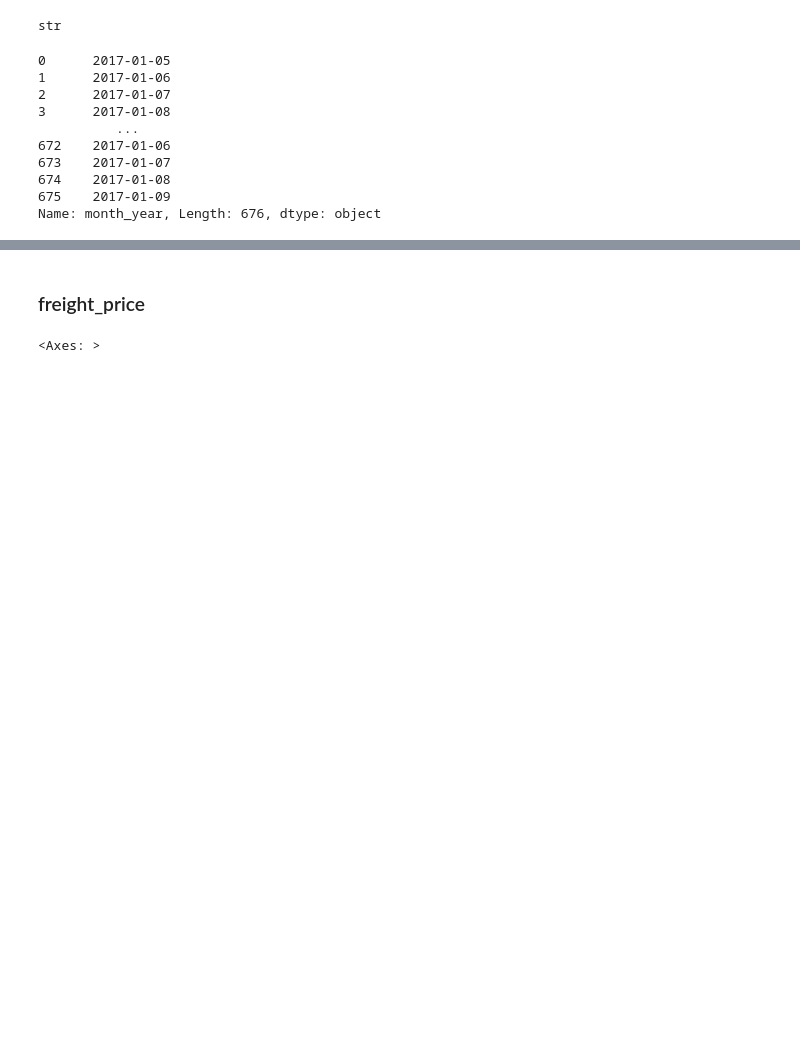
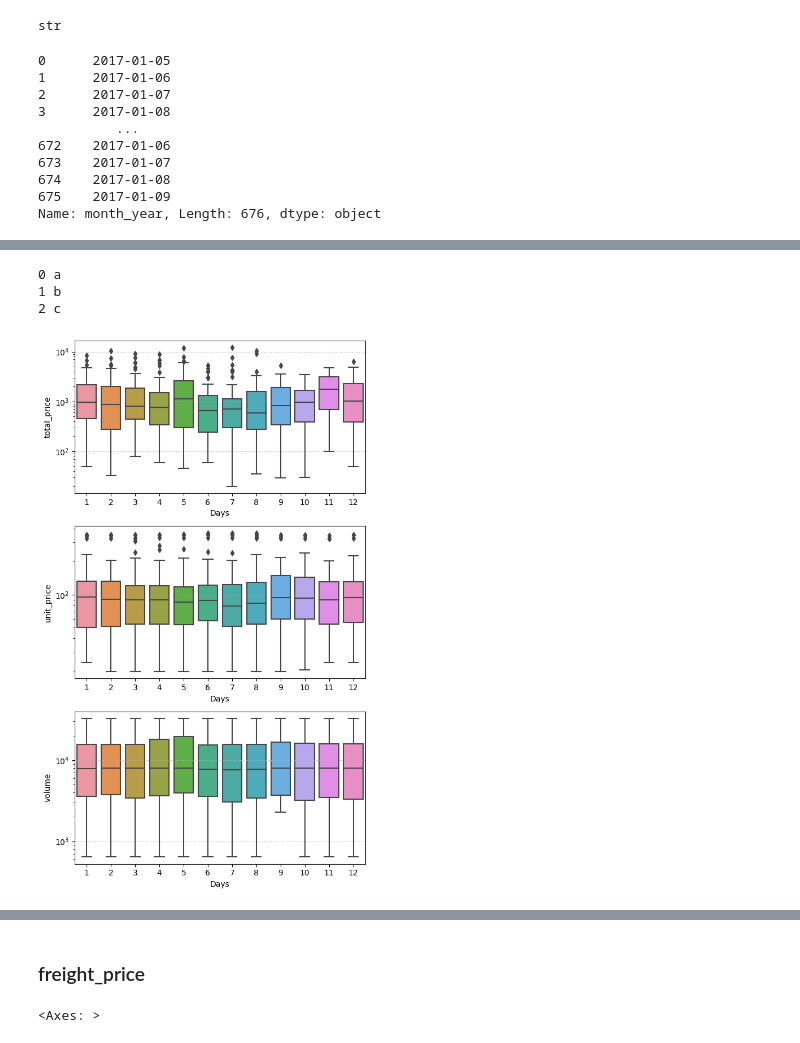
Before and after one commit to Alex1iv/Retail_pricing, a Jupyter notebook: notebooks/Retail_pricing.ipynb, the cells around one changed output, grey strips where cells are left out. Saved outputs shown, nothing was run; the diff lists cells and outputs as text; code cells hidden in the pictures; blank space fills up the shorter version.

```diff
--- a/notebooks/Retail_pricing.ipynb
+++ b/notebooks/Retail_pricing.ipynb
@@ -318,0 +363,28 @@ Name: year, dtype: int64
+# %%
+for k,v in enumerate(['a','b','c']):
+    print(k,v)
+# %% [output]
+0 a
+1 b
+2 c
+# %%
+temp = data.groupby(['day'])['total_price', 'unit_price', 'volume'].mean()
+plot_counter = 2
+fig, ax = plt.subplots(3,1, figsize=(6, 10))
+
+for num, feature in enumerate(['total_price', 'unit_price', 'volume']):
+    sns.boxplot(data, x='day', y=feature, ax=ax[num]) #, markers='o'
+    ax[num].set_xlabel('Days')
+    ax[num].set_ylabel(feature)
+    ax[num].yaxis.grid(linestyle=':')
+    ax[num].set_yscale('log')
+
+
+#ax.set_title(f'Fig.{plot_counter} - Applications, annual default and overdue rates', y=-0.25, fontsize=13, loc='right')
+#ax.legend(bbox_to_anchor=(0.4, 1))
+#ax2.legend(bbox_to_anchor=(0.4, 0.85))
+plt.tight_layout()
+
+#plt.savefig(os.path.join(path_figures, f'fig_{plot_counter}.png'));
+# %% [output]
+[figure, added]
```
Also changed, not shown: parts of 27 cells of this notebook.
